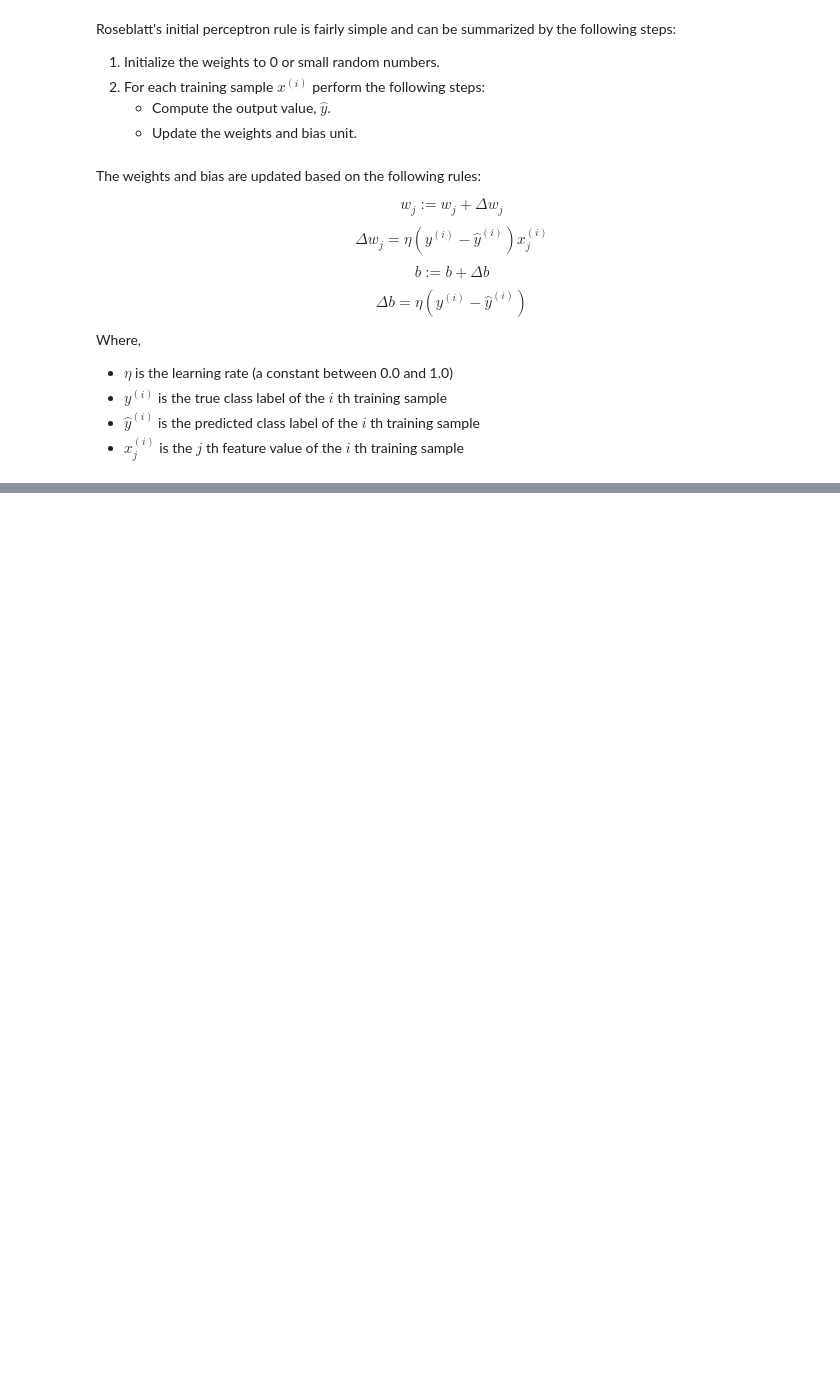
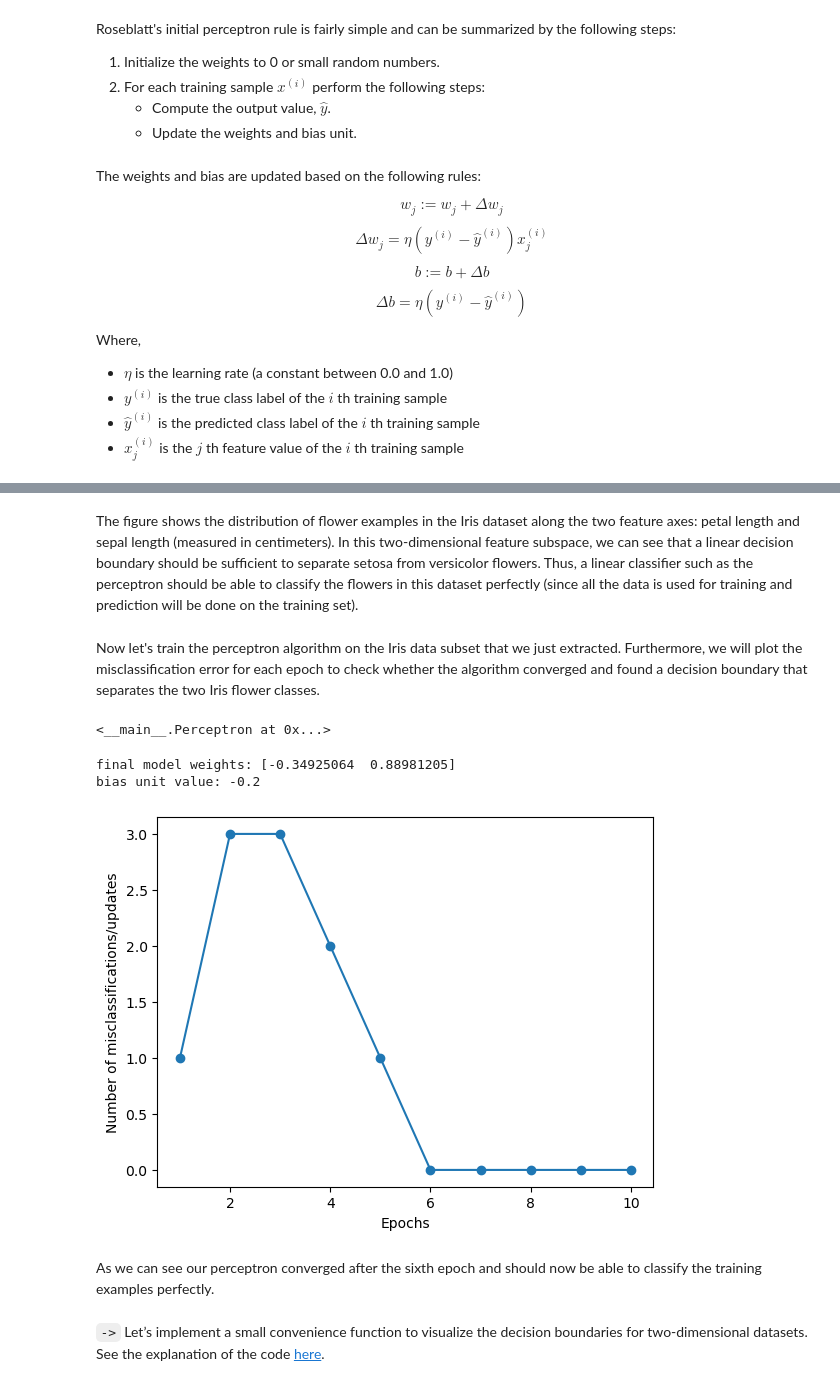
Before and after one commit to AindreaAjax/ML_Introduction, a Jupyter notebook: ML_Basics/02_Perceptron_and_Adaptive_Linear_Neurons.ipynb, the cells around one changed output, grey strips where cells are left out. Cells and saved outputs as stored; diff of their text form; code cells hidden in the pictures; blank space fills up the shorter version.

```diff
--- a/ML_Basics/02_Perceptron_and_Adaptive_Linear_Neurons.ipynb
+++ b/ML_Basics/02_Perceptron_and_Adaptive_Linear_Neurons.ipynb
@@ -78,0 +240,6 @@ Where,
+# %%
+# encode "setosa" as 0 and "versicolor" as 1 and then we assign it to target variable
+y = np.where(iris_df_perceptron["species"] == "setosa", 0, 1)
+# %%
+# extract the features (petal_length and sepal_length) as a numpy array of shape (100, 2)
+X = iris_df_perceptron[["sepal_length", "petal_length"]].values
@@ -78,0 +254,29 @@ Where,
+# %% [markdown]
+The figure shows the distribution of flower examples in the Iris dataset along the two feature axes: petal length and sepal length (measured in centimeters). In this two-dimensional feature subspace, we can see that a linear decision boundary should be sufficient to separate setosa from versicolor flowers. Thus, a linear classifier such as the perceptron should be able to classify the flowers in this dataset perfectly (since all the data is used for training and prediction will be done on the training set).
+# %% [markdown]
+Now let's train the perceptron algorithm on the Iris data subset that we just extracted. Furthermore, we will plot the misclassification error for each epoch to check whether the algorithm converged and found a decision boundary that separates the two Iris flower classes.
+# %%
+# instantiate the model and train the model on the iris data subset for 10 epochs with a learning rate of 0.1
+ppn = Perceptron(eta=0.1, n_epochs=10)
+ppn.fit(X, y)
+# %% [output]
+<__main__.Perceptron at 0x...>
+# %%
+# final model weights and bias unit
+print(f"final model weights: {ppn.w_}")
+print(f"bias unit value: {ppn.b_}")
+# %% [output]
+final model weights: [-0.34925064  0.88981205]
+bias unit value: -0.2
+# %%
+# plot number of misclassifications vs no of epochs
+fig, ax = plt.subplots()
+ax.plot(range(1, len(ppn.n_errors_) + 1), ppn.n_errors_, marker="o")
+ax.set(xlabel="Epochs", ylabel="Number of misclassifications/updates")
+plt.show()
+# %% [output]
+[figure, added]
+# %% [markdown]
+As we can see our perceptron converged after the sixth epoch and should now be able to classify the training examples perfectly.
+# %% [markdown]
+`->`  Let’s implement a small convenience function to visualize the decision boundaries for two-dimensional datasets. See the explanation of the code [here](https://g.co/bard/share/4896d270f0b1).
```
Also changed, not shown: parts of 26 cells of this notebook.
